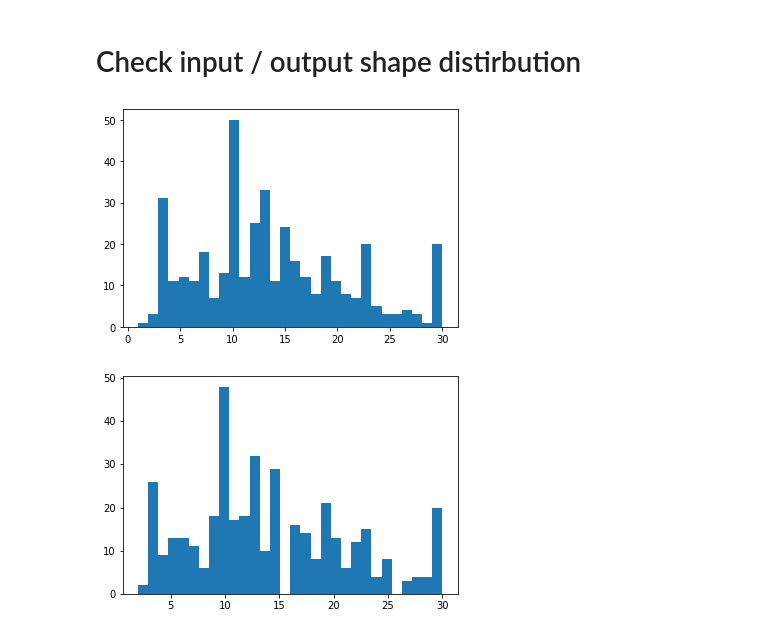
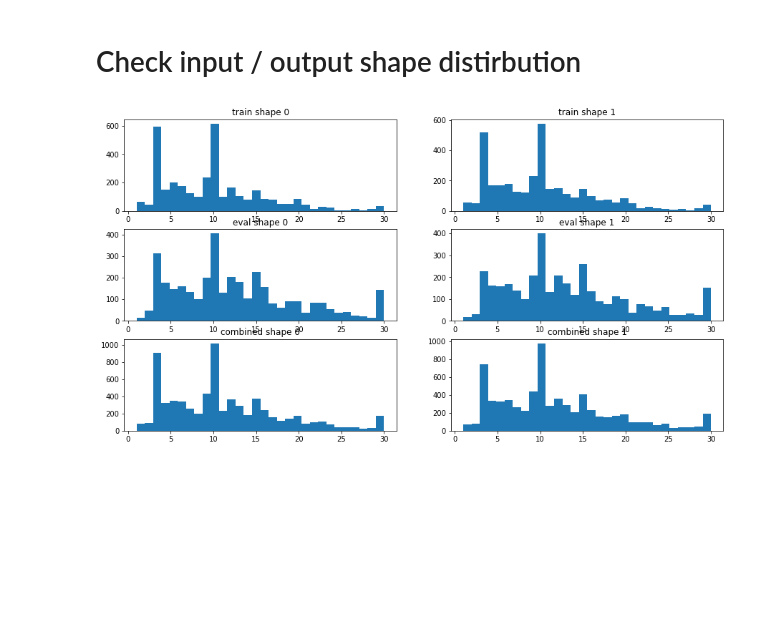
Before and after one commit to omerhac/arc_challenge, a Jupyter notebook: arc.ipynb, the cells around one changed output. Cells and saved outputs as stored; diff of their text form; code cells hidden in the pictures; blank space fills up the shorter version.

```diff
--- a/arc.ipynb
+++ b/arc.ipynb
@@ -31,7 +34,7 @@ training_dataset = training_dataset.map(load_task)
 eval_dataset = eval_dataset.map(load_task)
 test_dataset = test_dataset.map(load_task)
 
-training_dataset_numpy = tf.data.Dataset.as_numpy_iterator(training_dataset) # convert to numpy iterator
+training_dataset_numpy = tf.data.Dataset.as_numpy_iterator(training_dataset, num_parallel_calls=AUTO) # convert to numpy iterator
 eval_dataset_numpy = tf.data.Dataset.as_numpy_iterator(eval_dataset)
 test_dataset_numpy = tf.data.Dataset.as_numpy_iterator(test_dataset)
 # %%
@@ -108,18 +111,3 @@ plot_task(eval_tasks[1])
 [figure]
 # %% [markdown]
 # Check input / output shape distirbution
-# %%
-shape_0 = []
-shape_1 = []
-for task in eval_tasks:
-  train_board = np.array(task['train'][0]['input'])
-  shape_0.append(train_board.shape[0])
-  shape_1.append(train_board.shape[1])
-# %%
-plt.hist(shape_0, bins=30)
-plt.show()
-plt.hist(shape_1, bins=30)
-plt.show()
-# %% [output]
-[figure, removed]
-[figure, removed]
@@ -125,0 +151,27 @@ plt.show()
+# %%
+train_shape_0, train_shape_1 = get_dataset_shapes(training_tasks)
+eval_shape_0, eval_shape_1 = get_dataset_shapes(eval_tasks)
+# %%
+## plot
+plt.figure(figsize=(15,8))
+plt.subplot(3,2,1)
+plt.hist(train_shape_0, bins=30)
+plt.title("train shape 0")
+plt.subplot(3,2,2)
+plt.hist(train_shape_1, bins=30)
+plt.title("train shape 1")
+plt.subplot(3,2,3)
+plt.hist(eval_shape_0, bins=30)
+plt.title("eval shape 0")
+plt.subplot(3,2,4)
+plt.hist(eval_shape_1, bins=30)
+plt.title("eval shape 1")
+plt.subplot(3,2,5)
+plt.hist(eval_shape_0 + train_shape_0, bins=30)
+plt.title("combined shape 0")
+plt.subplot(3,2,6)
+plt.hist(eval_shape_1 + train_shape_1, bins=30)
+plt.title("combined shape 1")
+plt.show()
+# %% [output]
+[figure, added]
```
Also changed, not shown: parts of 3 cells of this notebook.
